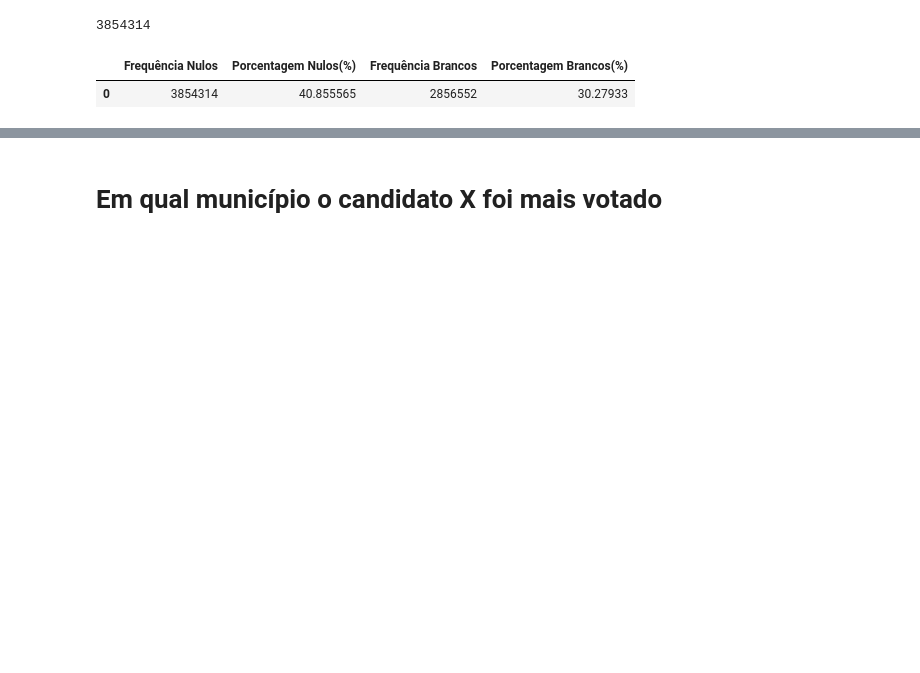
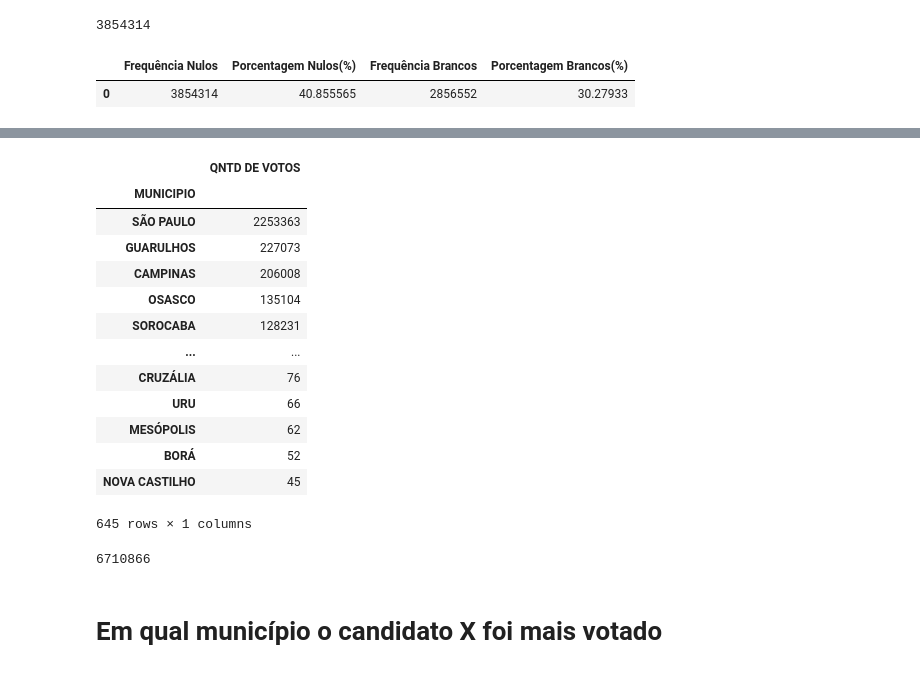
Before and after one commit to gideoni-santos/desafio-RenovaBR, a Jupyter notebook: relatorio.ipynb, the cells around one changed output, grey strips where cells are left out. Cells and saved outputs as stored; diff of their text form; code cells hidden in the pictures; blank space fills up the shorter version.

```diff
--- a/relatorio.ipynb
+++ b/relatorio.ipynb
@@ -1010,2 +1100,25 @@ plt.show()
+# %%
+#VOTOS NULOS E BRANCOS POR MUNICIPIO
+a = resultados_nulos_brancos[['QNTD DE VOTOS', 'MUNICIPIO']].groupby(['MUNICIPIO']).sum().sort_values(by='QNTD DE VOTOS', ascending=False)
+a
+# %% [output]
+|  | QNTD DE VOTOS |
+| MUNICIPIO |  |
+| SÃO PAULO | 2253363 |
+| GUARULHOS | 227073 |
+| CAMPINAS | 206008 |
+| OSASCO | 135104 |
+| SOROCABA | 128231 |
+| ... | ... |
+| CRUZÁLIA | 76 |
+| URU | 66 |
+| MESÓPOLIS | 62 |
+| BORÁ | 52 |
+| NOVA CASTILHO | 45 |
+645 rows × 1 columns
+# %%
+a['QNTD DE VOTOS'].sum()
+# %% [output]
+6710866
 # %% [markdown]
 # Em qual município o candidato X foi mais votado
```
Also changed, not shown: parts of 17 cells of this notebook.
